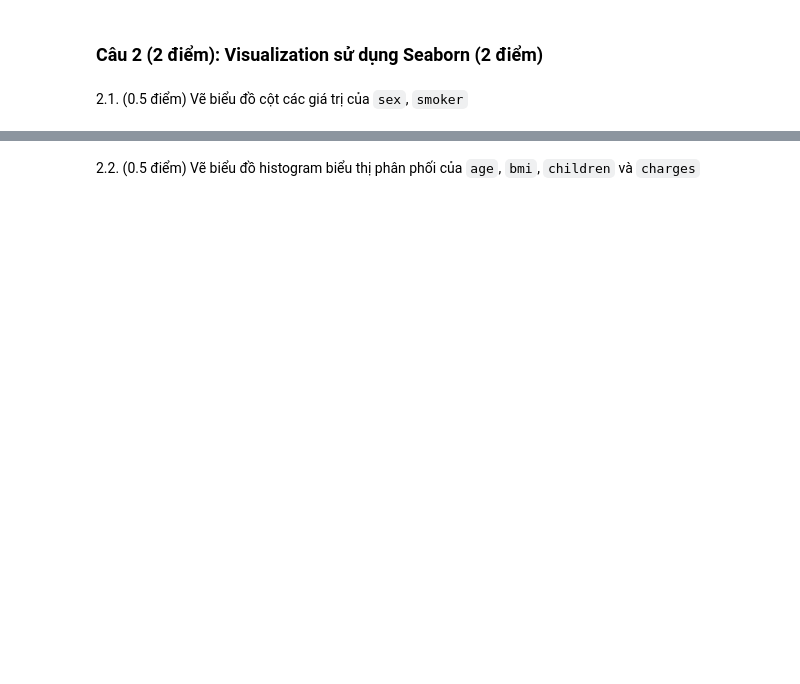
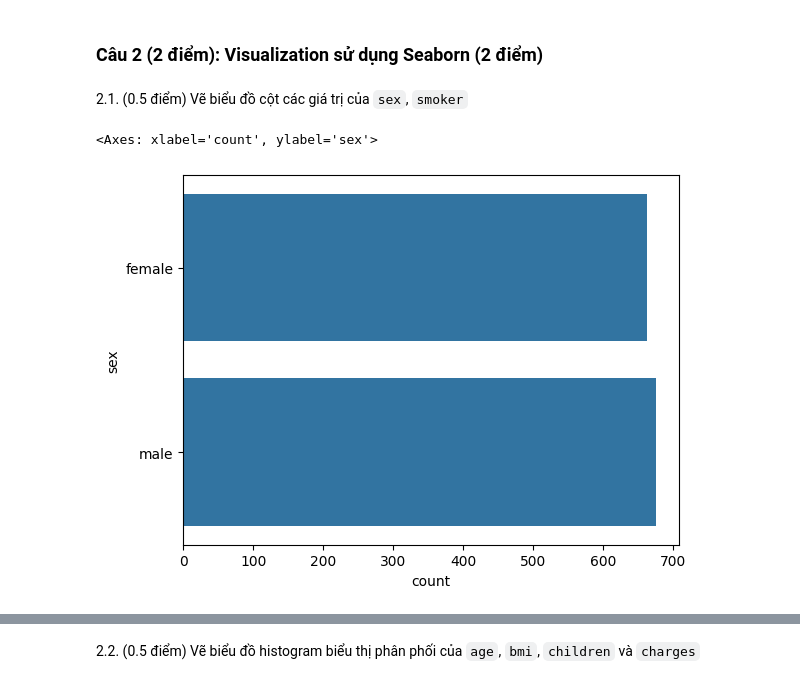
Before and after one commit to baovin/ML_homework, a Jupyter notebook: test_1_Question.ipynb, the cells around one changed output, grey strips where cells are left out. Drawn from its saved outputs; the diff is of its cells as text; code cells hidden in the pictures; blank space fills up the shorter version.

```diff
--- a/test_1_Question.ipynb
+++ b/test_1_Question.ipynb
@@ -46,0 +59,6 @@ random_state = 42
+# %%
+######################
+# Code
+data = pd.read_csv('insurance.csv')
+data.head()
+######################
@@ -58,0 +120,9 @@ random_state = 42
+# %%
+######################
+# Code
+data.duplicated().sum()
+if data.duplicated().sum() > 0:
+    data.drop_duplicates(inplace=True)
+
+data.duplicated().sum()
+######################
@@ -63,5 +135,9 @@ random_state = 42
 # %%
 ######################
 # Gợi ý: countplot của Seaborn
 # Code
+sns.countplot(data['sex'])
 ######################
+# %% [output]
+<Axes: xlabel='count', ylabel='sex'>
+[figure, added]
```
Also changed, not shown: parts of 22 cells of this notebook.
